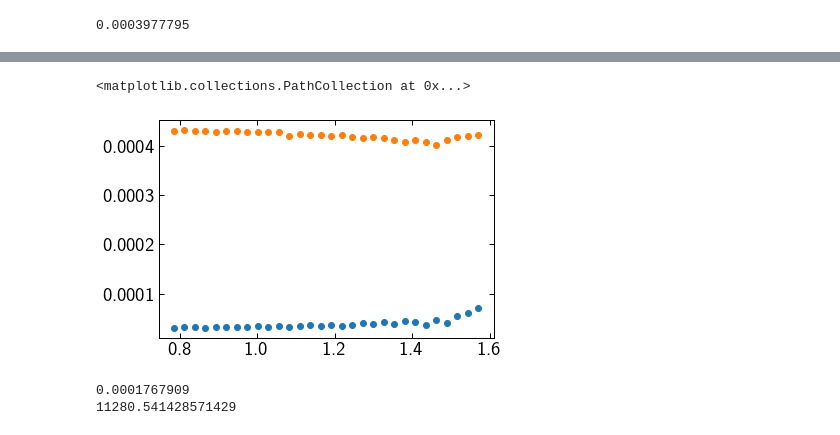
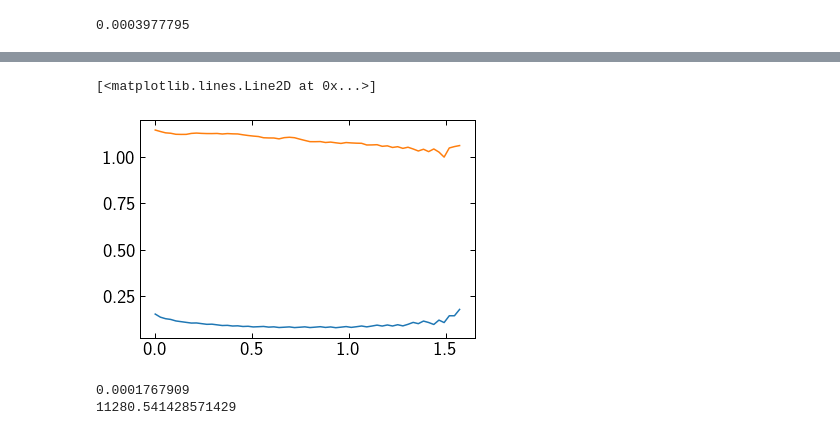
Before and after one commit to astroboy07/GW_Lensing, a Jupyter notebook: lens_properties_sie_glafic.ipynb, the cells around one changed output, grey strips where cells are left out. Saved outputs shown, nothing was run; the diff lists cells and outputs as text; code cells hidden in the pictures.

```diff
--- a/lens_properties_sie_glafic.ipynb
+++ b/lens_properties_sie_glafic.ipynb
@@ -163,10 +174,11 @@ einstein_radius
 # %%
-df = pd.read_csv(datadirName + "radial_distance_caustics_e=0.2.csv")
-plt.scatter(np.array(df['theta']) * (np.pi / 180), np.array(df['caustic_in']))
-plt.scatter(np.array(df['theta']) * (np.pi / 180), np.array(df['caustic_out']))
+df = pd.read_csv(datadirName + "radial_distance_caustics_e=0.2_final.csv")
+#df_1, df_2, df
+plt.plot(np.array(df['theta']) * (np.pi / 180), np.array(df['caustic_in']) / einstein_radius)
+plt.plot(np.array(df['theta']) * (np.pi / 180), np.array(df['caustic_out']) / einstein_radius)
 # %% [output]
-<matplotlib.collections.PathCollection at 0x...>
+[<matplotlib.lines.Line2D at 0x...>]
-[figure, old version]
+[figure, new version]
 # %%
 # FOR SIGMA = 4 km/s
 
```
Also changed, not shown: parts of 2 cells of this notebook, 9 other files.
